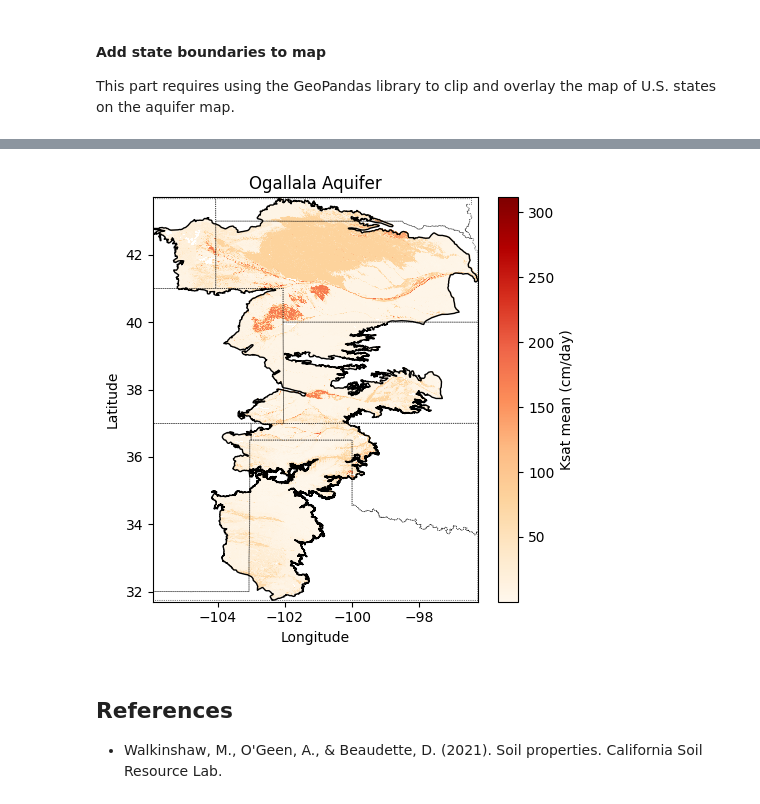
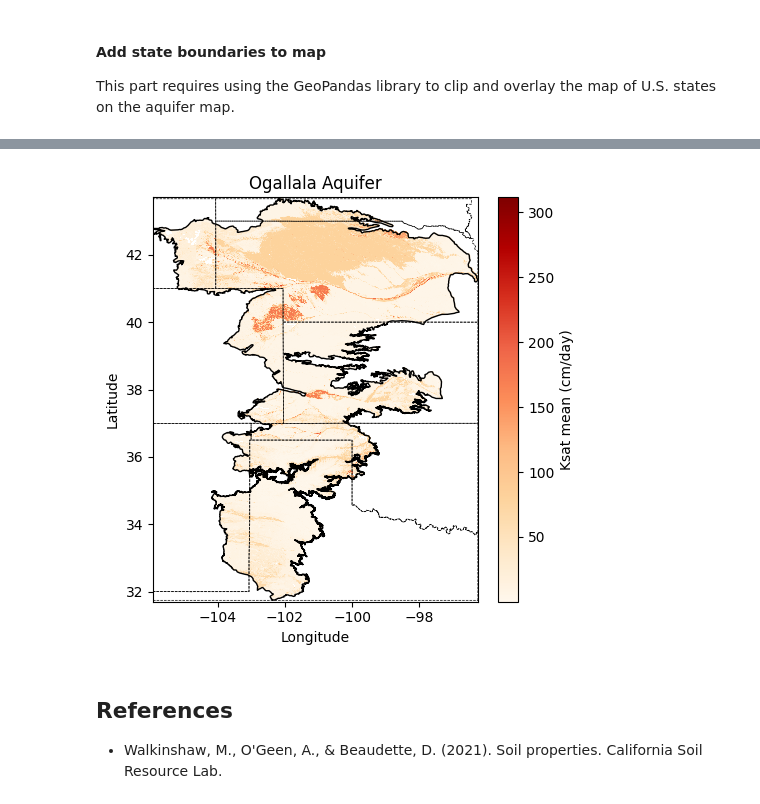
Before and after one commit to soilwater/pynotes-gee, a Jupyter notebook: notebooks/use_my_vector_file.ipynb, the cells around one changed output, grey strips where cells are left out. Cells and saved outputs as stored; diff of their text form; code cells hidden in the pictures.

```diff
--- a/notebooks/use_my_vector_file.ipynb
+++ b/notebooks/use_my_vector_file.ipynb
@@ -134,6 +146,17 @@ import geopandas as gpd
 # %%
-# Read US states
-US_states = ee.FeatureCollection("TIGER/2018/States").filterBounds(roi_geom)
+# Read US states that overlap the region of interest
+# Note that filterBounds() is not the same as clip()
+states = ee.FeatureCollection("TIGER/2018/States").filterBounds(roi_geom)
 
-# Simplifgeometry boundary to download less data
-US_states_simple = US_states.map(lambda feature: feature.simplify(maxError=100)).getInfo()
+## Get the bounding box of the region of interest
+bbox = roi_geom.bounds()
+
+## Create a rectangle geometry from the bounding box
+rectangle = ee.Geometry(bbox)
+
+# Define function to intersect and simplify each feature (to download less data)
+clipping_fun = lambda feature: feature.intersection(rectangle, maxError=100).simplify(maxError=100)
+
+# Apply function to all features of the FeatureCollection
+# This line can take several seconds
+states_clipped = states.map(clipping_fun).getInfo()
@@ -140,38 +190,35 @@ US_states_simple = US_states.map(lambda feature: feature.simplify(maxError=100))
 # %%
 # Convert region of interest from json to GeoDataframe
-roi_gdf = gpd.GeoDataFrame.from_features(roi_json)
-
-# Use GeoPandas to convert US_states into GeoDataframe
-US_states_clipped = gpd.GeoDataFrame.from_features(US_states_simple).clip(roi_gdf.total_bounds)
+states_gdf = gpd.GeoDataFrame.from_features(states_clipped)
 # %%
 # Check if the request was successful
 if response.status_code == 200:
 
     # Read image data into a BytesIO object
     image_data = io.BytesIO(response.content)
 
     # Use Xarray to open the raster image directly from memory
     raster = xr.open_dataarray(image_data, engine='rasterio').squeeze()
 
     plt.figure(figsize=(5,5))
     raster.plot.imshow(cmap='OrRd', add_colorbar=True,
                        cbar_kwargs={'label':'Ksat mean (cm/day)'})
     plt.plot(lon, lat, color='k', linewidth=1)
 
     # Mute this line to avoid
-    US_states_clipped.plot(ax=plt.gca(),
+    states_gdf.plot(ax=plt.gca(),
                            facecolor='None',
                            edgecolor='k',
-                          linewidth=0.5, linestyle=':')
+                          linewidth=0.5, linestyle='--')
 
     plt.title('Ogallala Aquifer')
     plt.xlabel('Longitude')
     plt.ylabel('Latitude')
     plt.axis('equal')
     plt.tight_layout()
     plt.show()
 # %% [output]
-[figure, old version]
+[figure, new version]
 # %% [markdown]
 ## References
 
```
Also changed, not shown: parts of 4 cells of this notebook, 3 other files.
